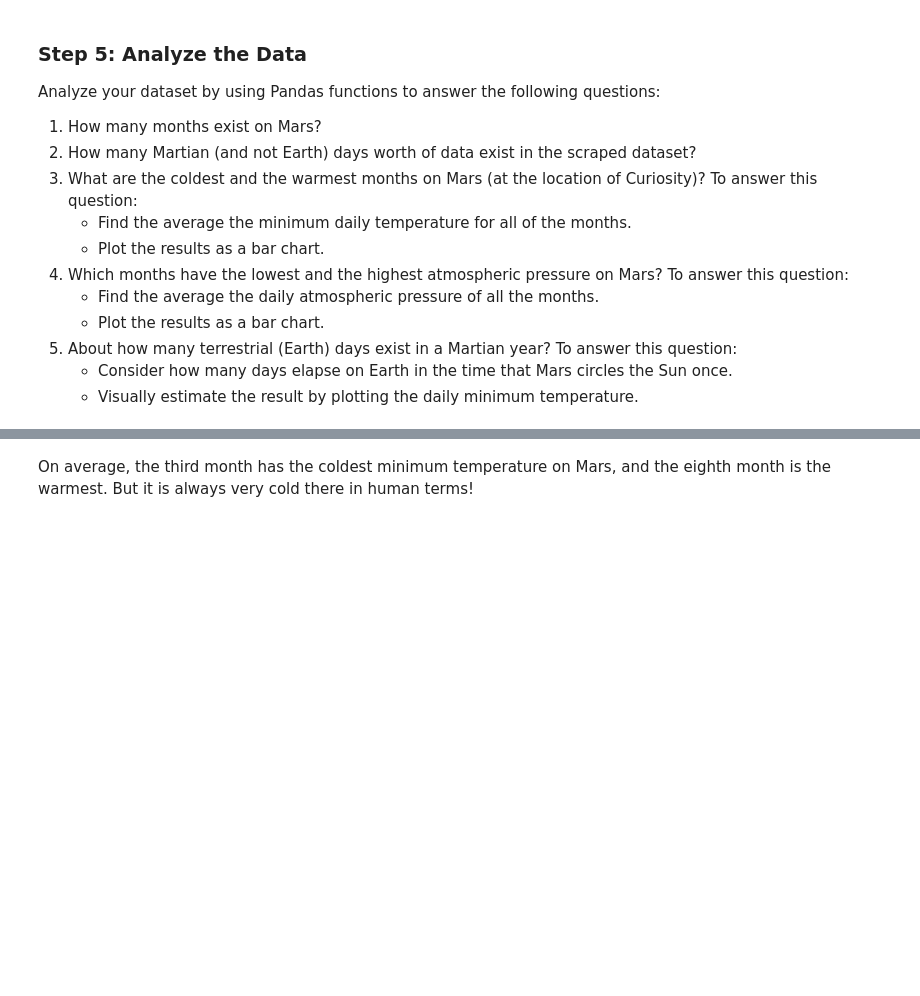
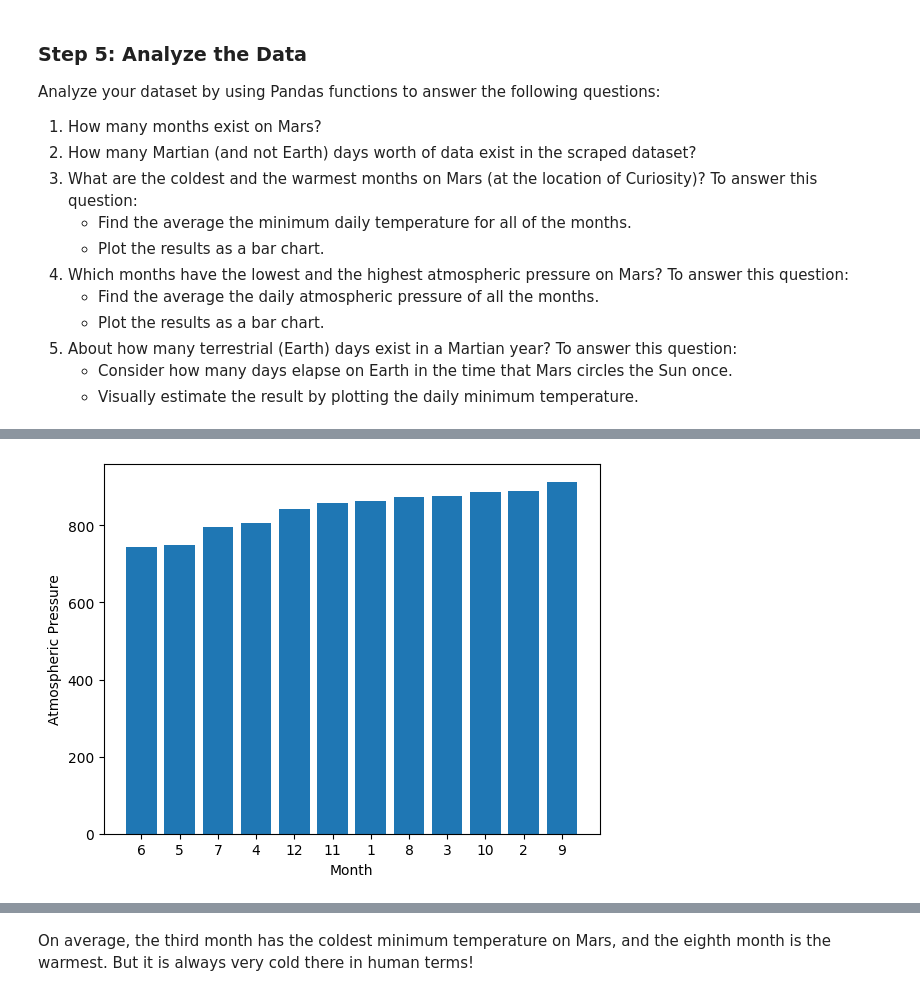
Before and after one commit to lizmartin/webscraping-challenge, a Jupyter notebook: part_2_mars_weather.ipynb, the cells around one changed output, grey strips where cells are left out. Cells and saved outputs as stored; diff of their text form; code cells hidden in the pictures; blank space fills up the shorter version.

```diff
--- a/part_2_mars_weather.ipynb
+++ b/part_2_mars_weather.ipynb
@@ -146,2 +216,4 @@ Analyze your dataset by using Pandas functions to answer the following questions
 # %%
 # 4. Average pressure by Martian month
+avg_press = mars_temp_df[['month', 'pressure']].groupby('month').mean()
+avg_press
@@ -150,2 +235,16 @@ Analyze your dataset by using Pandas functions to answer the following questions
+# %%
+# Plot the average pressure by month
+# Plot the average pressure by month
+pressure = avg_press['pressure'].sort_values()
+months_pressure = pressure.index
+
+# Create plot
+plt.xlabel("Month")
+plt.ylabel("Atmospheric Pressure")
+plt.bar(x_axis, pressure)
+plt.xticks(tick_loc, months_pressure)
+plt.show()
+# %% [output]
+[figure, added]
 # %%
 # 5. How many terrestrial (earth) days are there in a Martian year?
```
Also changed, not shown: parts of 17 cells of this notebook, 1 other file.
